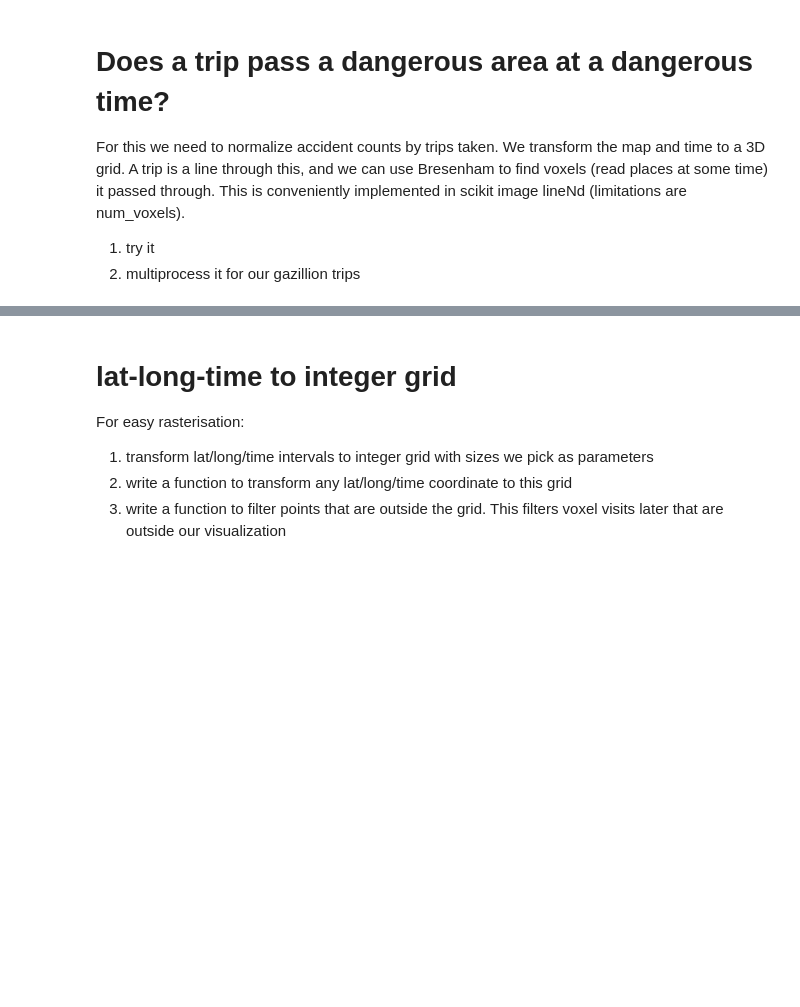
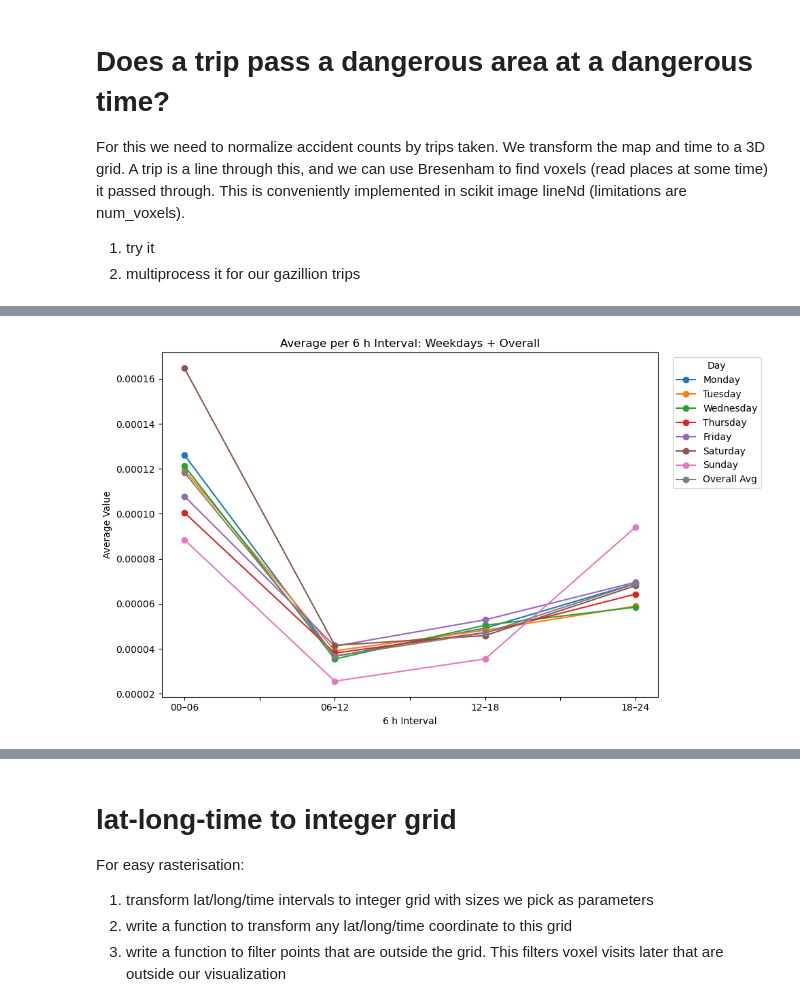
Before and after one commit to jlennartz/citi-bike, a Jupyter notebook: src/jupyter/rasterization_testing.ipynb, the cells around one changed output, grey strips where cells are left out. Drawn from its saved outputs; the diff is of its cells as text; code cells hidden in the pictures; blank space fills up the shorter version.

```diff
--- a/src/jupyter/rasterization_testing.ipynb
+++ b/src/jupyter/rasterization_testing.ipynb
@@ -324,0 +419,42 @@ df
+# %%
+import calendar
+import numpy as np
+import pandas as pd
+import matplotlib.pyplot as plt
+
+# your data
+arr = space_aggregated_normalized  # shape (Nt,)
+ref = pd.Timestamp("2023-01-01 00:00:00")
+
+# rebuild time axis & labels
+Nt = arr.size
+times  = ref + pd.to_timedelta(np.arange(Nt)*6, unit='h')
+chunks = (np.arange(Nt) % 4) + 1        # 1–4
+dows   = times.dayofweek                # 0=Mon…6=Sun
+
+# build DataFrame, group & pivot
+df = pd.DataFrame({
+    'chunk': chunks,
+    'dow': dows,
+    'value': arr
+})
+pivot = df.groupby(['chunk','dow'])['value'].mean().unstack()
+pivot.columns = [calendar.day_name[d] for d in pivot.columns]
+
+# rename chunk index to intervals
+interval_labels = ["00–06", "06–12", "12–18", "18–24"]
+pivot.index = interval_labels
+
+# add overall average across weekdays
+pivot['Overall Avg'] = pivot.mean(axis=1)
+
+# plot everything
+ax = pivot.plot(marker='o', figsize=(10, 6))
+ax.set_xlabel("6 h Interval")
+ax.set_ylabel("Average Value")
+ax.set_title("Average per 6 h Interval: Weekdays + Overall")
+ax.legend(title="Day", bbox_to_anchor=(1.02,1), loc='upper left')
+plt.tight_layout()
+plt.show()
+# %% [output]
+[figure, added]
```
Also changed, not shown: parts of 14 cells of this notebook.
